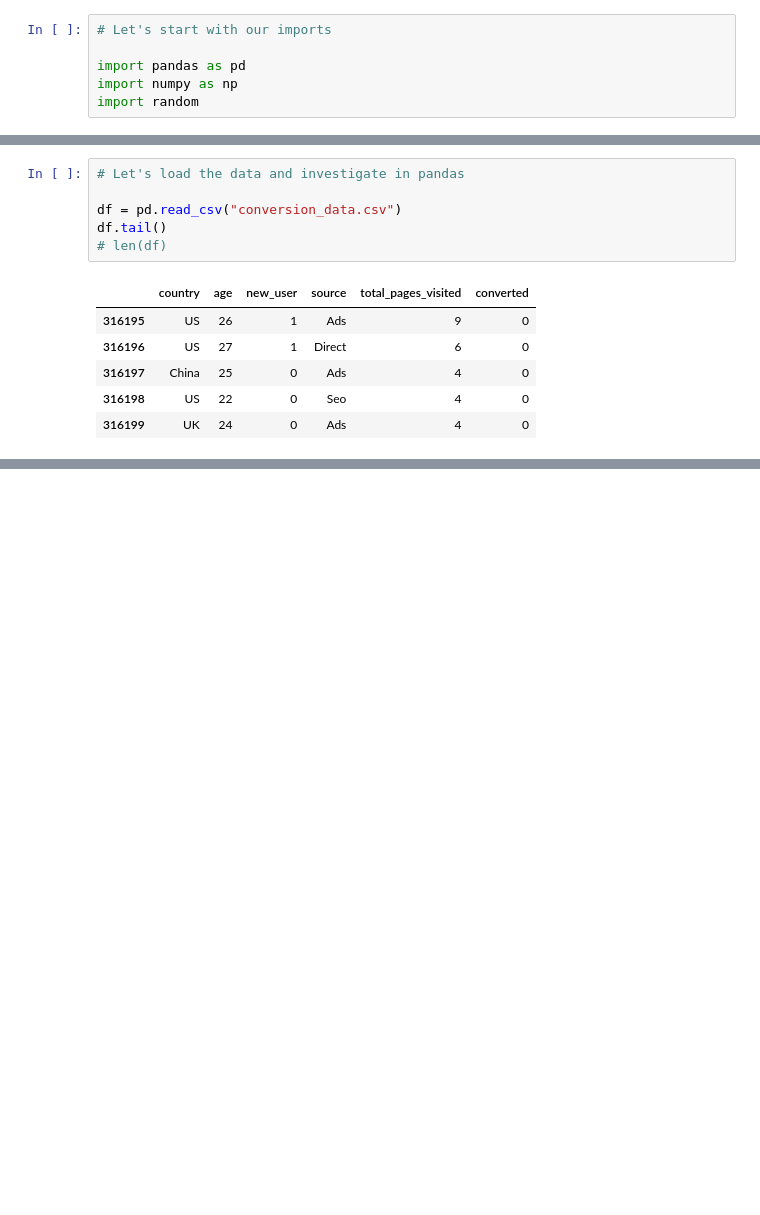
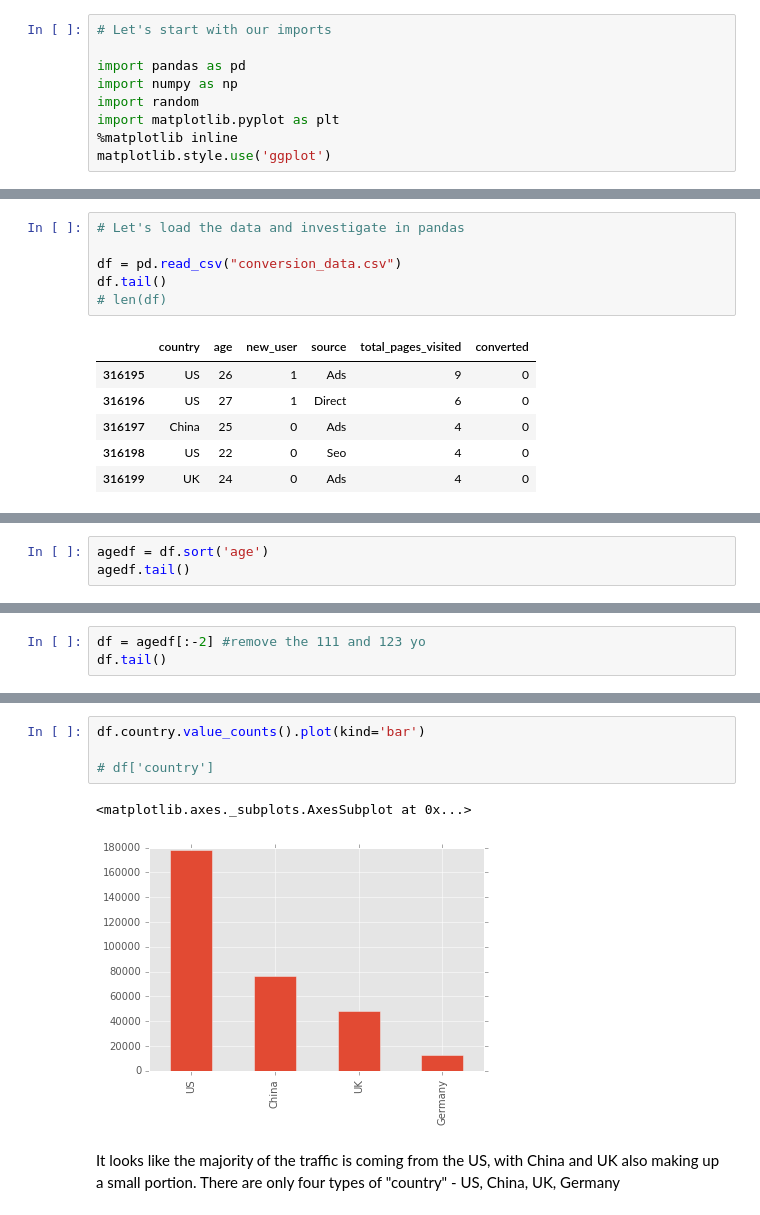
Before and after one commit to michellecarney/DSds, a Jupyter notebook: Week 1/Conversion Rate.ipynb, the cells around one changed output, grey strips where cells are left out. Saved outputs shown, nothing was run; the diff lists cells and outputs as text; blank space fills up the shorter version.

```diff
--- a/Week 1/Conversion Rate.ipynb
+++ b/Week 1/Conversion Rate.ipynb
@@ -33,3 +33,6 @@ Columns:
 import pandas as pd
 import numpy as np
 import random
+import matplotlib.pyplot as plt
+%matplotlib inline
+matplotlib.style.use('ggplot')
@@ -52,0 +78,3 @@ From the
+# %%
+agedf = df.sort('age')
+agedf.tail()
@@ -52,0 +90,3 @@ From the
+# %%
+df = agedf[:-2] #remove the 111 and 123 yo
+df.tail()
@@ -52,0 +108,9 @@ From the
+# %%
+df.country.value_counts().plot(kind='bar')
+
+# df['country']
+# %% [output]
+<matplotlib.axes._subplots.AxesSubplot at 0x...>
+[figure, added]
+# %% [markdown]
+It looks like the majority of the traffic is coming from the US, with China and UK also making up a small portion. There are only four types of "country" - US, China, UK, Germany
```
Also changed, not shown: parts of 35 cells of this notebook, 1 other file.
